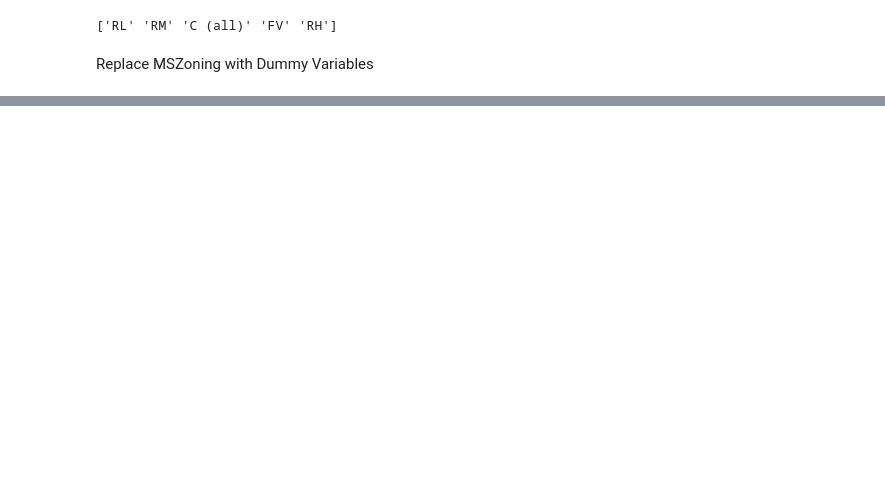
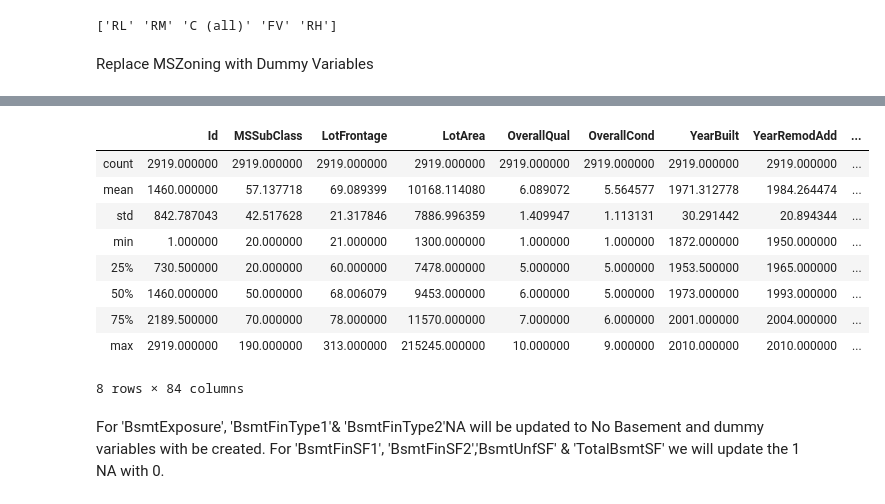
Before and after one commit to brianhoehn/kaggle-housing-prices-, a Jupyter notebook: Housing Prices.ipynb, the cells around one changed output, grey strips where cells are left out. Cells and saved outputs as stored; diff of their text form; code cells hidden in the pictures; blank space fills up the shorter version.

```diff
--- a/Housing Prices.ipynb
+++ b/Housing Prices.ipynb
@@ -129,0 +377,27 @@ df.isnull().sum()
+# %%
+df['BsmtQual'] = df['BsmtQual'].fillna('No Basement')
+BsmtQual_dummy_features = pd.get_dummies(df['BsmtQual'], drop_first=True)
+df = pd.concat([df, BsmtQual_dummy_features], axis=1)
+df.head()
+df.drop(['BsmtQual'], inplace=True, axis=1)
+# %%
+df['BsmtCond'] = df['BsmtCond'].fillna(df['BsmtCond'].mode()[0])
+BsmtCond_dummy_features = pd.get_dummies(df['BsmtCond'], drop_first=True)
+df = pd.concat([df, BsmtCond_dummy_features], axis=1)
+df.head()
+df.drop(['BsmtCond'], inplace=True, axis=1)
+# %%
+df.describe()
+# %% [output]
+|  | Id | MSSubClass | LotFrontage | LotArea | OverallQual | OverallCond | YearBuilt | YearRemodAdd | ... |
+| count | 2919.000000 | 2919.000000 | 2919.000000 | 2919.000000 | 2919.000000 | 2919.000000 | 2919.000000 | 2919.000000 | ... |
+| mean | 1460.000000 | 57.137718 | 69.089399 | 10168.114080 | 6.089072 | 5.564577 | 1971.312778 | 1984.264474 | ... |
+| std | 842.787043 | 42.517628 | 21.317846 | 7886.996359 | 1.409947 | 1.113131 | 30.291442 | 20.894344 | ... |
+| min | 1.000000 | 20.000000 | 21.000000 | 1300.000000 | 1.000000 | 1.000000 | 1872.000000 | 1950.000000 | ... |
+| 25% | 730.500000 | 20.000000 | 60.000000 | 7478.000000 | 5.000000 | 5.000000 | 1953.500000 | 1965.000000 | ... |
+| 50% | 1460.000000 | 50.000000 | 68.006079 | 9453.000000 | 6.000000 | 5.000000 | 1973.000000 | 1993.000000 | ... |
+| 75% | 2189.500000 | 70.000000 | 78.000000 | 11570.000000 | 7.000000 | 6.000000 | 2001.000000 | 2004.000000 | ... |
+| max | 2919.000000 | 190.000000 | 313.000000 | 215245.000000 | 10.000000 | 9.000000 | 2010.000000 | 2010.000000 | ... |
+8 rows × 84 columns
+# %% [markdown]
+For 'BsmtExposure', 'BsmtFinType1'& 'BsmtFinType2'NA will be updated to No Basement and dummy variables with be created. For 'BsmtFinSF1', 'BsmtFinSF2','BsmtUnfSF' & 'TotalBsmtSF' we will update the 1 NA with 0.
```
Also changed, not shown: parts of 145 cells of this notebook, 3 other files.
